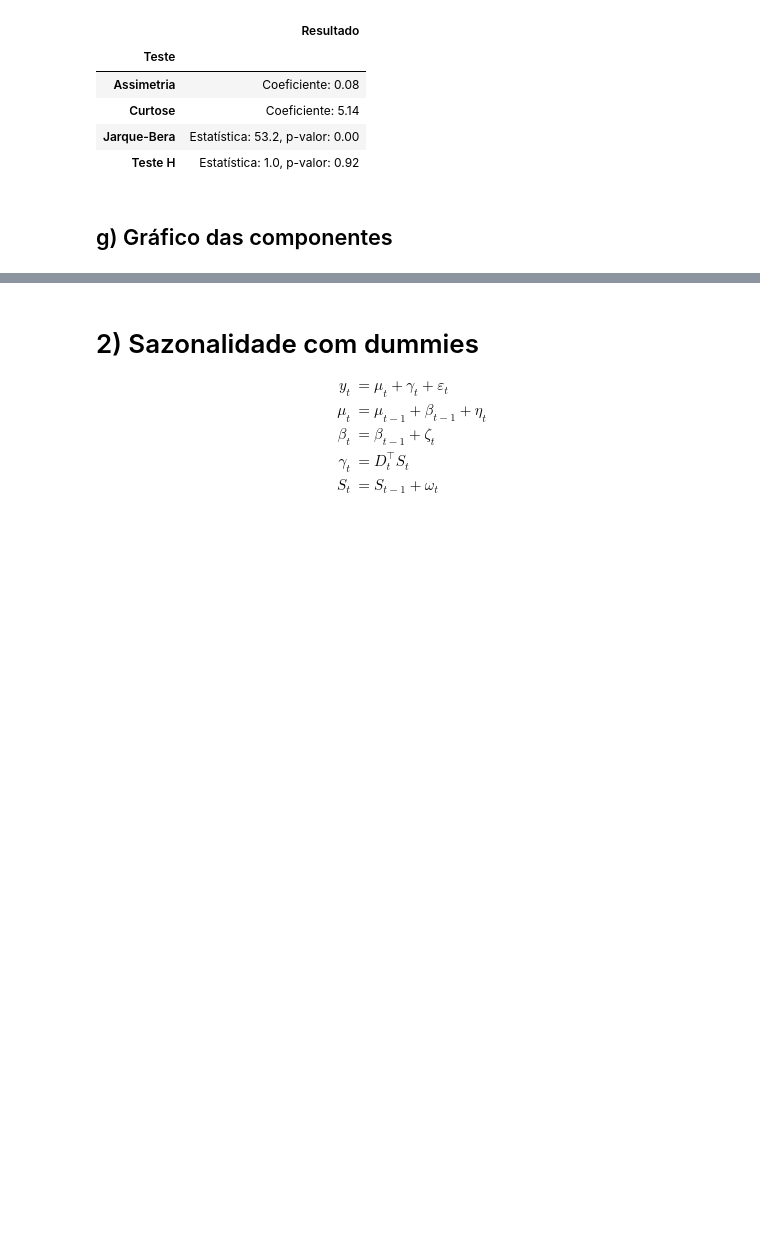
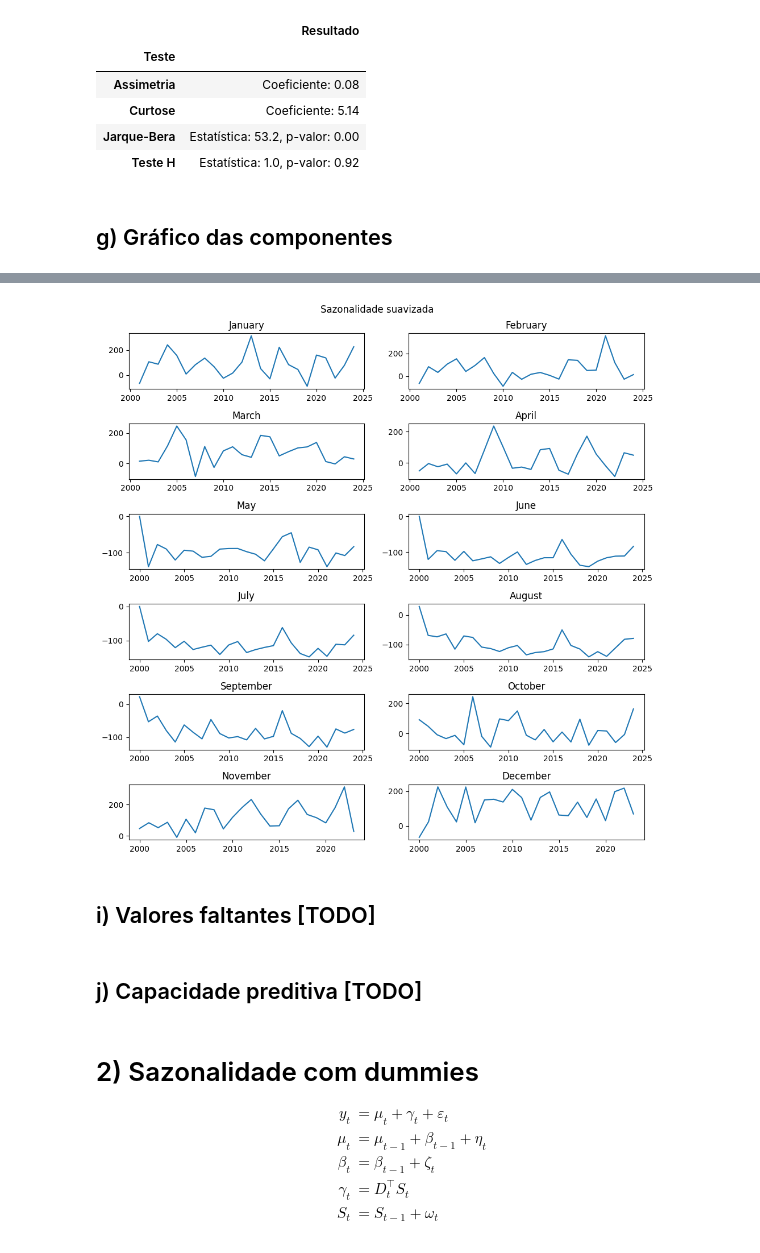
Before and after one commit to asdmalizia/masters, a Jupyter notebook: Modelos estruturais/Lista 2.ipynb, the cells around one changed output, grey strips where cells are left out. Cells and saved outputs as stored; diff of their text form; code cells hidden in the pictures; blank space fills up the shorter version.

```diff
--- a/Modelos estruturais/Lista 2.ipynb
+++ b/Modelos estruturais/Lista 2.ipynb
@@ -242,9 +267,8 @@ x0 = np.zeros((m, 1))
 P0 = np.eye(m) * 10
 
 Y = series.values
-log_likelihood, x_hat_minus, x_hat, P, v_t = KalmanFilter(Y, T, Z_t, Q, H, C, D, x0, P0)
+# log_likelihood, x_hat_minus, x_hat, P, v_t = KalmanFilter(Y, T, Z_t, Q, H, C, D, x0, P0)
+log_likelihood, x_hat_smooth, x_hat_minus, x_hat, P, v_t = KalmanSmoother(Y, T, Z_t, Q, H, C, D, x0, P0)
 print(f"Log Likelihood is {log_likelihood}")
-
-del Y, T, Z_t, Q, H, C, D, x0, P0
 # %% [output]
 Log Likelihood is -159715.39475252235
@@ -357,3 +414,30 @@ plt.show()
+# %%
+sazonalidade = (
+    resultados['smoothed'][['sazonalidade']]
+    .pivot_table(
+        index = resultados['smoothed'].index.year,
+        columns = resultados['smoothed'].index.month_name(),
+        values = 'sazonalidade'
+    ))[['January', 'February', 'March', 'April', 'May', 'June',
+    'July', 'August', 'September', 'October', 'November', 'December'
+]]
+# %%
+fig, ax = plt.subplots(6, 2, figsize=(10,10))
+
+for i in range(12):
+    row, col = i//2, i%2
+    ax[row][col].plot(sazonalidade.iloc[:,i])
+    ax[row][col].set_title('{}'.format(sazonalidade.columns[i]))
+
+fig.suptitle('Sazonalidade suavizada')
+fig.tight_layout()
+plt.show()
+# %% [output]
+[figure, added]
+# %% [markdown]
+## i) Valores faltantes [TODO]
+# %% [markdown]
+## j) Capacidade preditiva [TODO]
 # %% [markdown]
 # 2) Sazonalidade com dummies
 
```
Also changed, not shown: parts of 21 cells of this notebook.
